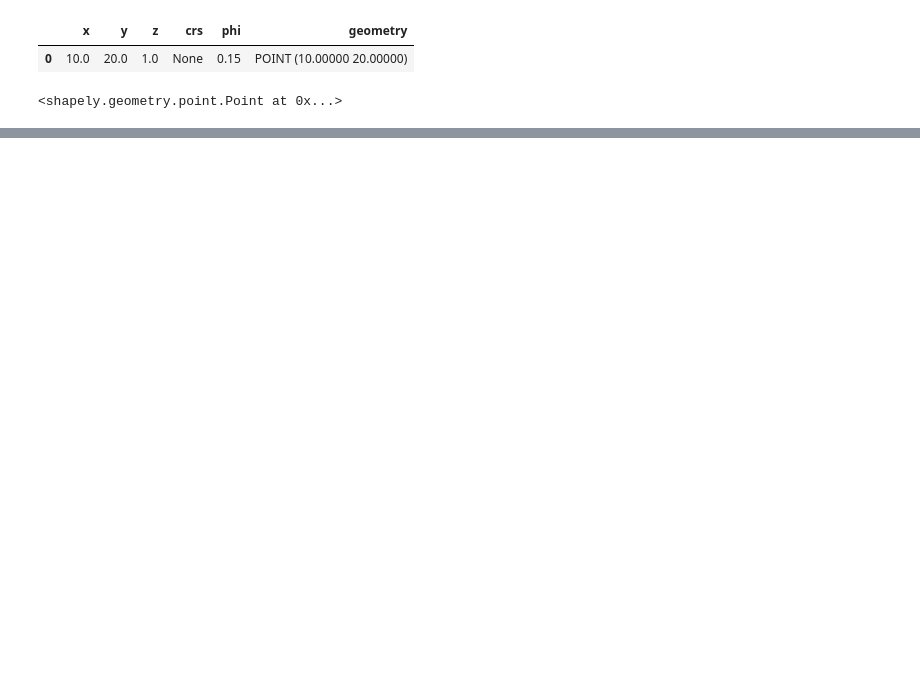
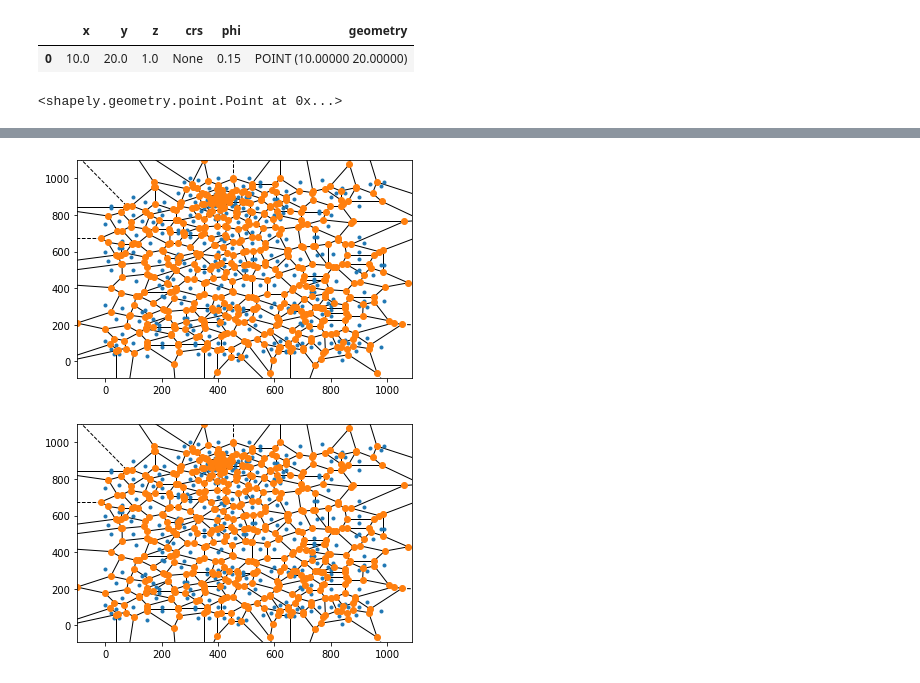
Before and after one commit to scuervo91/volumetricspy, a Jupyter notebook: docs/examples/3-Points/points.ipynb, the cells around one changed output, grey strips where cells are left out. Saved outputs shown, nothing was run; the diff lists cells and outputs as text; code cells hidden in the pictures; blank space fills up the shorter version.

Commit message:
add voronoi declusterin

```diff
--- a/docs/examples/3-Points/points.ipynb
+++ b/docs/examples/3-Points/points.ipynb
@@ -15,0 +65,6 @@ p1.to_shapely()
+# %%
+vr = Voronoi(df[['X','Y']].values)
+voronoi_plot_2d(vr)
+# %% [output]
+[figure, added]
+[figure, added]
```
Also changed, not shown: parts of 10 cells of this notebook, 5 other files.
